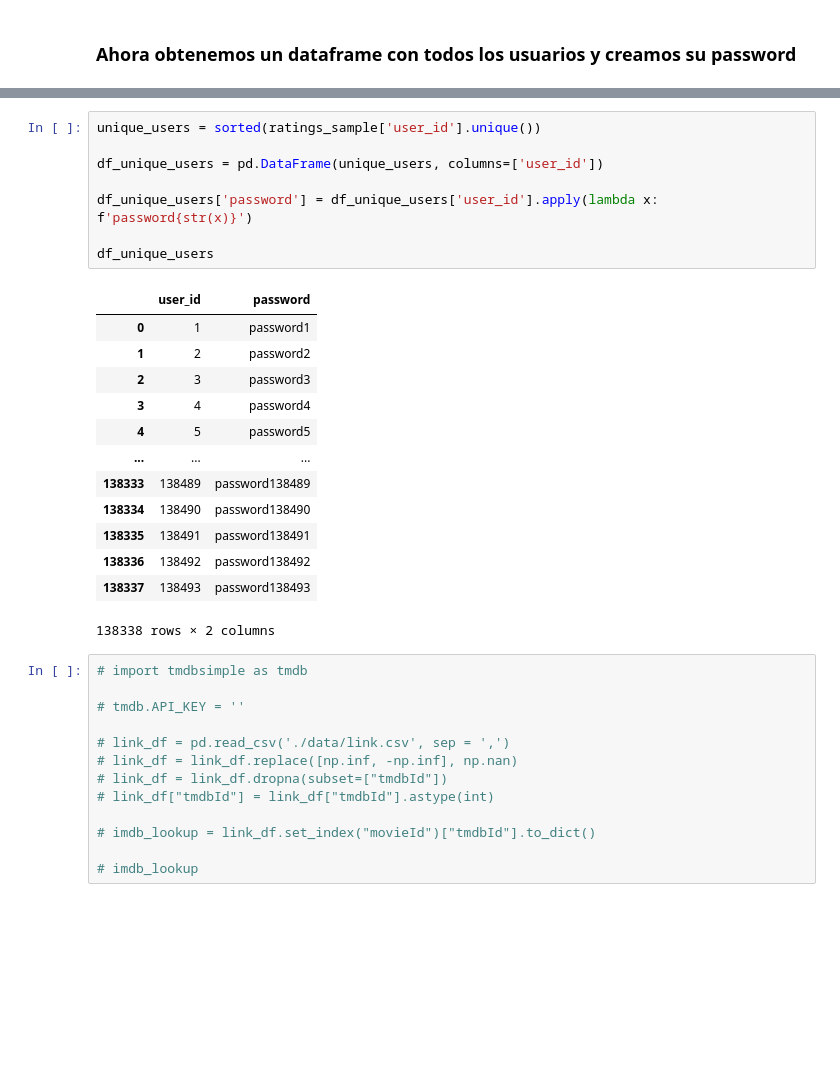
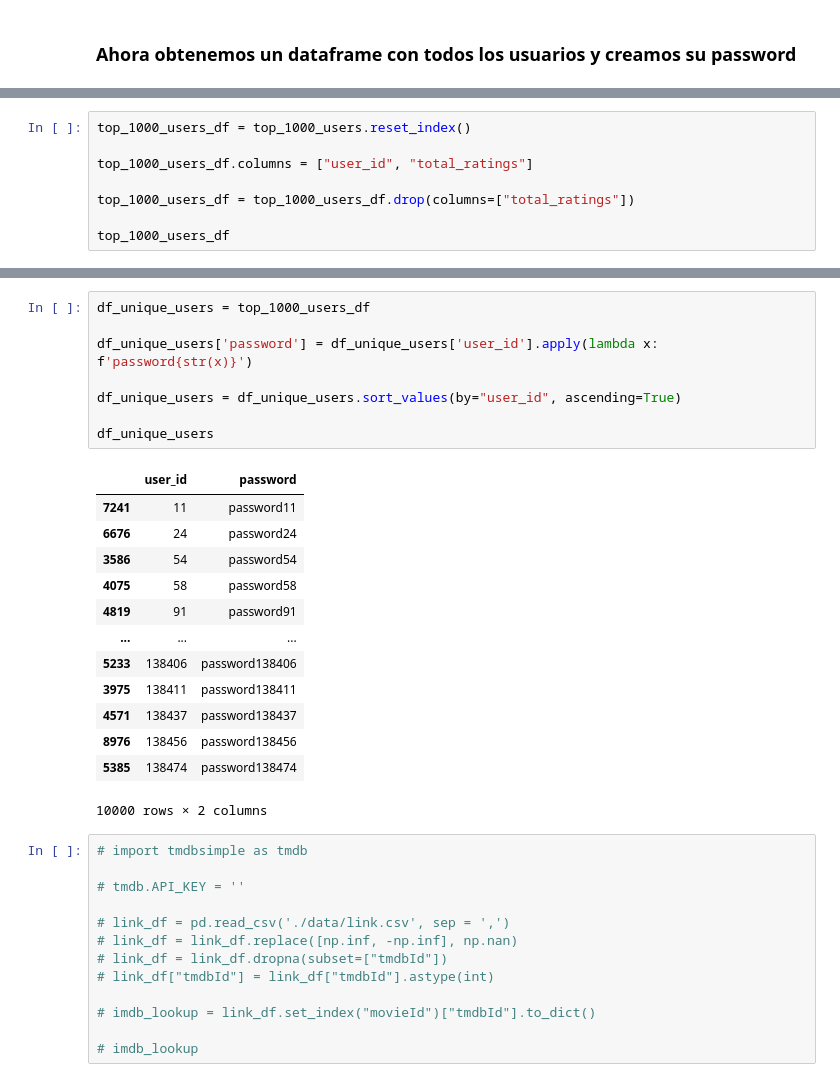
Before and after one commit to JuanDiegoGonzalez/Taller1SisRec, a Jupyter notebook: models/preprocessing.ipynb, the cells around one changed output, grey strips where cells are left out. Cells and saved outputs as stored; diff of their text form; blank space fills up the shorter version.

```diff
--- a/models/preprocessing.ipynb
+++ b/models/preprocessing.ipynb
@@ -372,0 +483,8 @@ genre_movie_df
+# %%
+top_1000_users_df = top_1000_users.reset_index()
+
+top_1000_users_df.columns = ["user_id", "total_ratings"]
+
+top_1000_users_df = top_1000_users_df.drop(columns=["total_ratings"])
+
+top_1000_users_df
@@ -373,25 +505,25 @@ genre_movie_df
 # %%
-unique_users = sorted(ratings_sample['user_id'].unique())
-
-df_unique_users = pd.DataFrame(unique_users, columns=['user_id'])
+df_unique_users = top_1000_users_df
 
 df_unique_users['password'] = df_unique_users['user_id'].apply(lambda x: f'password{str(x)}')
 
+df_unique_users = df_unique_users.sort_values(by="user_id", ascending=True)
+
 df_unique_users
 # %% [output]
 |  | user_id | password |
-| 0 | 1 | password1 |
-| 1 | 2 | password2 |
-| 2 | 3 | password3 |
-| 3 | 4 | password4 |
-| 4 | 5 | password5 |
+| 7241 | 11 | password11 |
+| 6676 | 24 | password24 |
+| 3586 | 54 | password54 |
+| 4075 | 58 | password58 |
+| 4819 | 91 | password91 |
 | ... | ... | ... |
-| 138333 | 138489 | password138489 |
-| 138334 | 138490 | password138490 |
-| 138335 | 138491 | password138491 |
-| 138336 | 138492 | password138492 |
-| 138337 | 138493 | password138493 |
+| 5233 | 138406 | password138406 |
+| 3975 | 138411 | password138411 |
+| 4571 | 138437 | password138437 |
+| 8976 | 138456 | password138456 |
+| 5385 | 138474 | password138474 |
-138338 rows × 2 columns
+10000 rows × 2 columns
 # %%
 # import tmdbsimple as tmdb
 
```
Also changed, not shown: parts of 38 cells of this notebook.
